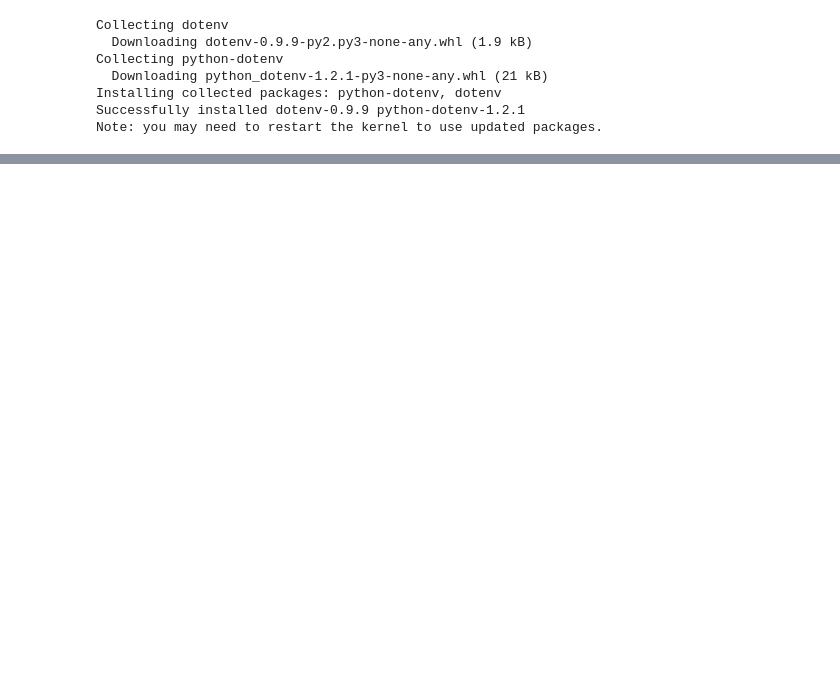
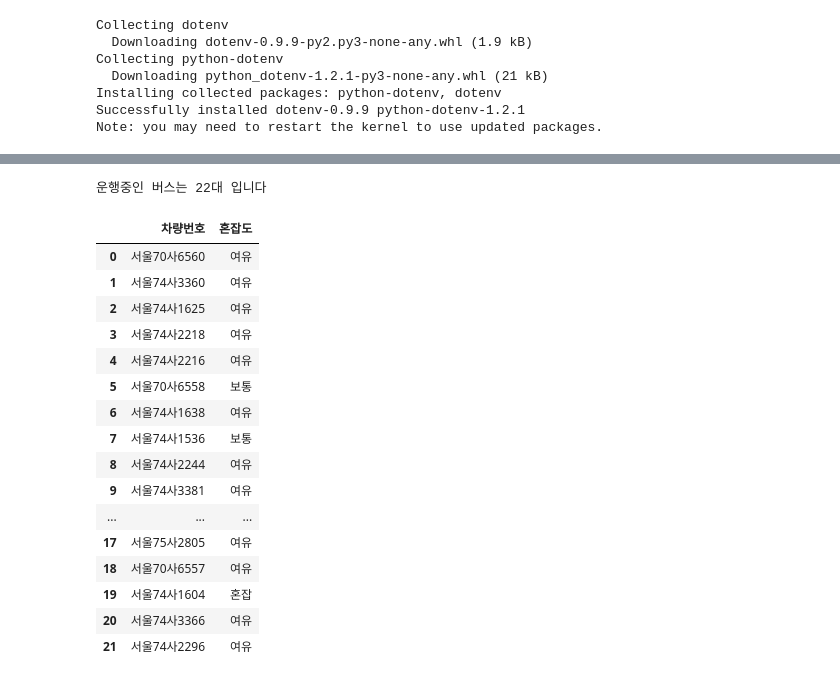
Before and after one commit to Hyo0806/ai, a Jupyter notebook: source/01_python/ch14_웹데이터수집1_정적_공공api.ipynb, the cells around one changed output, grey strips where cells are left out. Drawn from its saved outputs; the diff is of its cells as text; code cells hidden in the pictures; blank space fills up the shorter version.

```diff
--- a/source/01_python/ch14_웹데이터수집1_정적_공공api.ipynb
+++ b/source/01_python/ch14_웹데이터수집1_정적_공공api.ipynb
@@ -1058,0 +1160,40 @@ df.head()
+# %%
+url3 = f'http://ws.bus.go.kr/api/rest/buspos/getBusPosByRtid?serviceKey={key}&busRouteId={busRouteId}'
+response = requests.get(url3)
+soup = BeautifulSoup(response.content, 'xml')
+itemLists = soup.select('itemList')
+print(f'운행중인 버스는 {len(itemLists)}대 입니다')
+
+bus_position = []
+for itemList in itemLists:
+    plainNo = itemList.select_one('plainNo').text # 차량번호
+    #혼잡도(0 : 없음, 3 : 여유, 4 : 보통, 5 : 혼잡, 6 : 매우혼잡)
+    congetion = itemList.select_one('congetion').text # 혼잡도
+    congetion = '없음' if congetion=='0' \
+           else '여유' if congetion=='3' \
+           else '보통' if congetion=='4' \
+           else '혼잡' if congetion=='5' \
+           else '매우혼잡'
+    bus_position.append([plainNo, congetion])
+
+df_position = pd.DataFrame(bus_position, columns=['차량번호','혼잡도'])
+df_position
+# %% [output]
+운행중인 버스는 22대 입니다
+|  | 차량번호 | 혼잡도 |
+| 0 | 서울70사6560 | 여유 |
+| 1 | 서울74사3360 | 여유 |
+| 2 | 서울74사1625 | 여유 |
+| 3 | 서울74사2218 | 여유 |
+| 4 | 서울74사2216 | 여유 |
+| 5 | 서울70사6558 | 보통 |
+| 6 | 서울74사1638 | 여유 |
+| 7 | 서울74사1536 | 보통 |
+| 8 | 서울74사2244 | 여유 |
+| 9 | 서울74사3381 | 여유 |
+| ... | ... | ... |
+| 17 | 서울75사2805 | 여유 |
+| 18 | 서울70사6557 | 여유 |
+| 19 | 서울74사1604 | 혼잡 |
+| 20 | 서울74사3366 | 여유 |
+| 21 | 서울74사2296 | 여유 |
```
Also changed, not shown: parts of 35 cells of this notebook, 1 other file.
